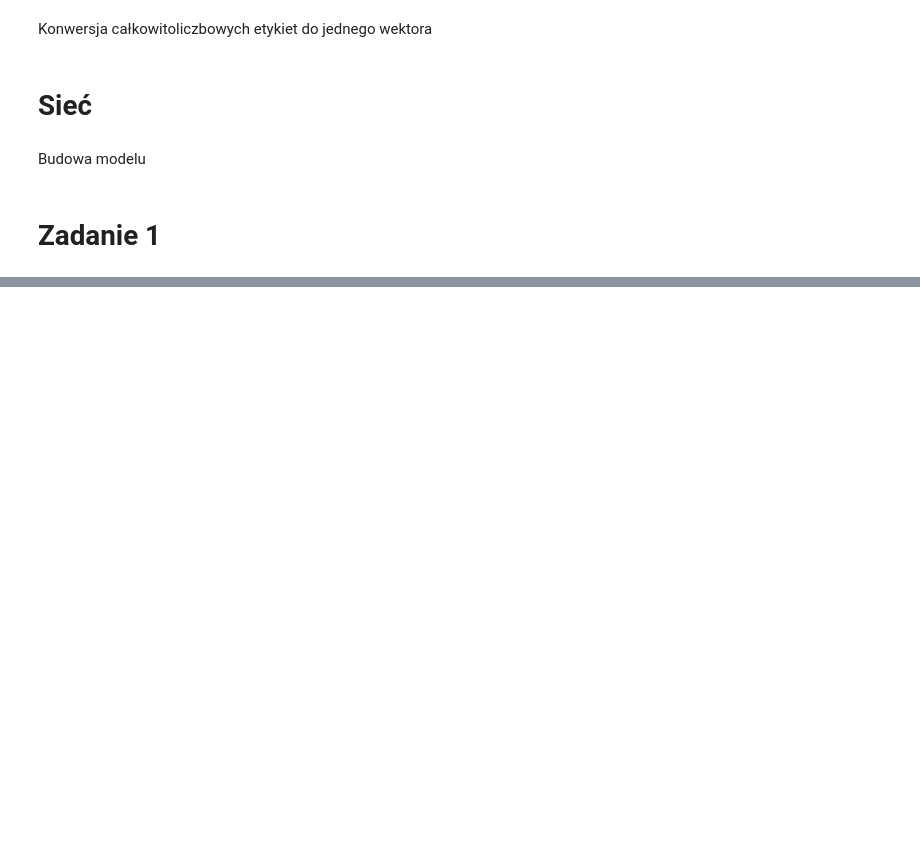
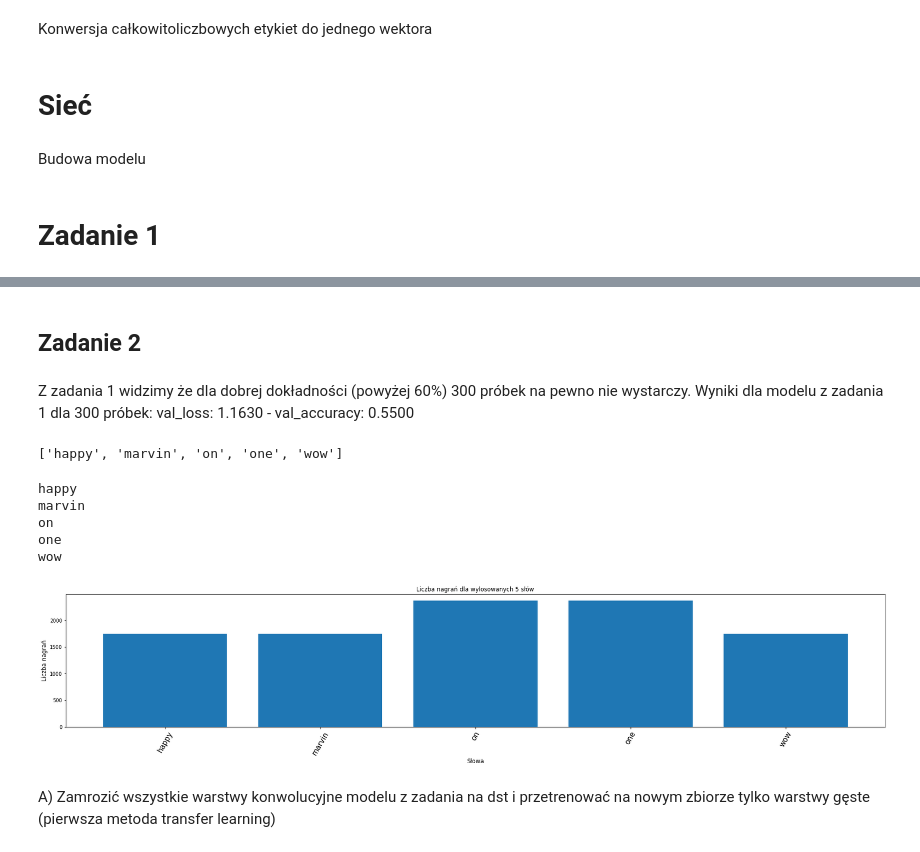
Before and after one commit to Dushess0/IOwADC, a Jupyter notebook: lab3/Deep_learning_2_Bannitsyn_Marchwica.ipynb, the cells around one changed output, grey strips where cells are left out. Saved outputs shown, nothing was run; the diff lists cells and outputs as text; code cells hidden in the pictures; blank space fills up the shorter version.

```diff
--- a/lab3/Deep_learning_2_Bannitsyn_Marchwica.ipynb
+++ b/lab3/Deep_learning_2_Bannitsyn_Marchwica.ipynb
@@ -275,0 +294,43 @@ Epoch 00030: early stopping
+# %% [markdown]
+## Zadanie 2
+# %% [markdown]
+Z zadania 1 widzimy że dla dobrej dokładności (powyżej 60%) 300 próbek na pewno nie wystarczy. Wyniki dla modelu z zadania 1 dla 300 próbek: val_loss: 1.1630 - val_accuracy: 0.5500
+# %%
+random_labels = random.choices(os.listdir(train_audio_path),k=5)
+print(random_labels)
+# %% [output]
+['happy', 'marvin', 'on', 'one', 'wow']
+# %%
+all_wave = []
+all_label = []
+for label in random_labels:
+    print(label)
+    waves = [f for f in os.listdir(train_audio_path + '/'+ label) if f.endswith('.wav')]
+    for wav in waves:
+        samples, sample_rate = librosa.load(train_audio_path + '/' + label + '/' + wav, sr = 16000)
+        samples = librosa.resample(samples, sample_rate, 8000)
+        if(len(samples)== 8000) :
+            all_wave.append(samples)
+            all_label.append(label)
+# %% [output]
+happy
+marvin
+on
+one
+wow
+# %%
+no_of_recordings=[]
+for label in random_labels:
+    waves = [f for f in os.listdir(train_audio_path + '/'+ label) if f.endswith('.wav')]
+    no_of_recordings.append(len(waves))
+
+plt.figure(figsize=(30,5))
+index = np.arange(len(random_labels))
+plt.bar(index, no_of_recordings)
+plt.xlabel('Słowa', fontsize=12)
+plt.ylabel('Liczba nagrań', fontsize=12)
+plt.xticks(index, random_labels, fontsize=15, rotation=60)
+plt.title('Liczba nagrań dla wylosowanych 5 słów')
+plt.show()
+# %% [output]
+[figure, added]
@@ -275,0 +346,2 @@ Epoch 00030: early stopping
+# %% [markdown]
+A) Zamrozić wszystkie warstwy konwolucyjne modelu z zadania na dst i przetrenować na nowym zbiorze tylko warstwy gęste (pierwsza metoda transfer learning)
```
Also changed, not shown: parts of 10 cells of this notebook, 11 other files.
